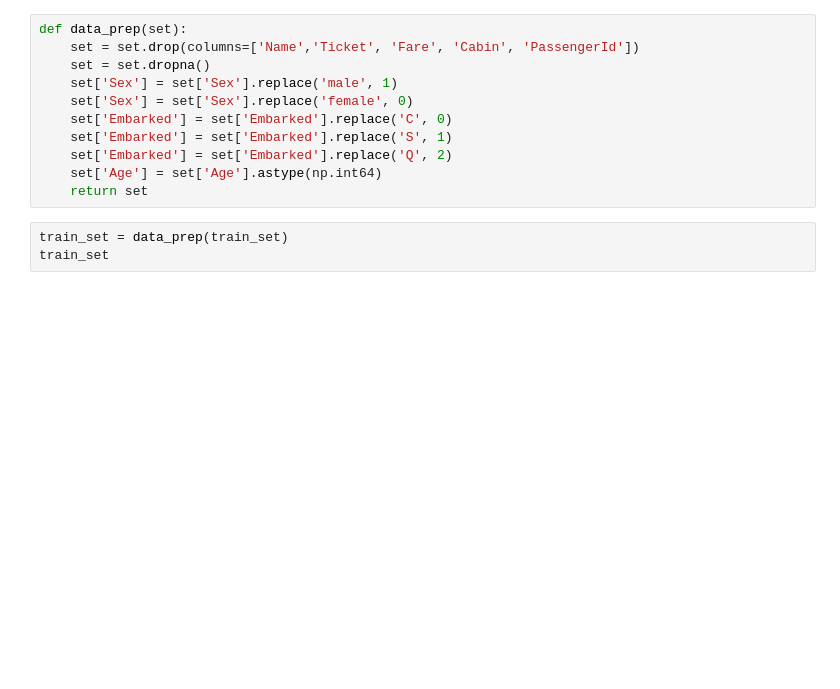
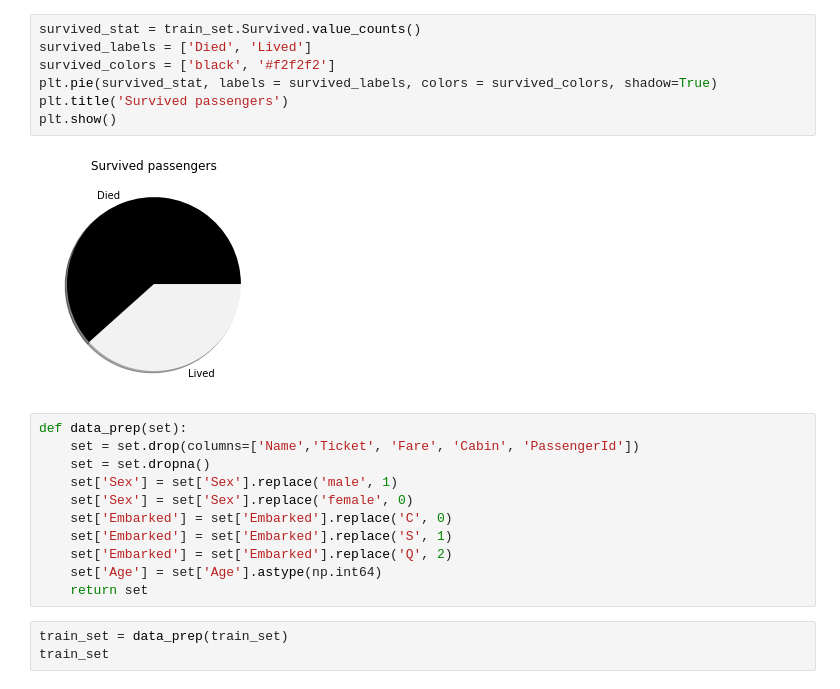
Before and after one commit to M4thez/titanic-machine-learning, a Jupyter notebook: titanic-model-experimental.ipynb, the cells around one changed output. Cells and saved outputs as stored; diff of their text form; blank space fills up the shorter version.

```diff
--- a/titanic-model-experimental.ipynb
+++ b/titanic-model-experimental.ipynb
@@ -24,3 +48,12 @@ train_set.head()
+# %%
+survived_stat = train_set.Survived.value_counts()
+survived_labels = ['Died', 'Lived']
+survived_colors = ['black', '#f2f2f2']
+plt.pie(survived_stat, labels = survived_labels, colors = survived_colors, shadow=True)
+plt.title('Survived passengers')
+plt.show()
+# %% [output]
+[figure, added]
 # %%
 def data_prep(set):
     set = set.drop(columns=['Name','Ticket', 'Fare', 'Cabin', 'PassengerId'])
```
Also changed, not shown: parts of 3 cells of this notebook.
